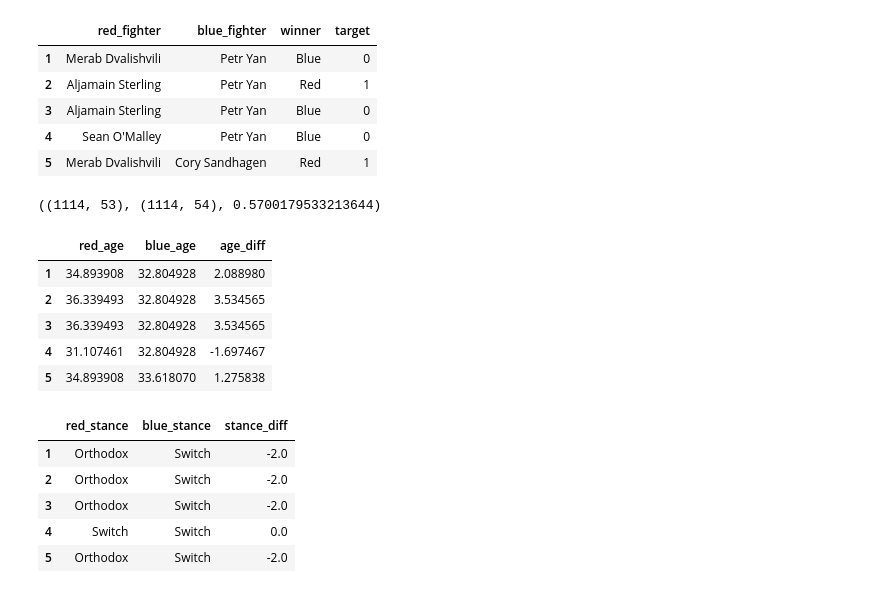
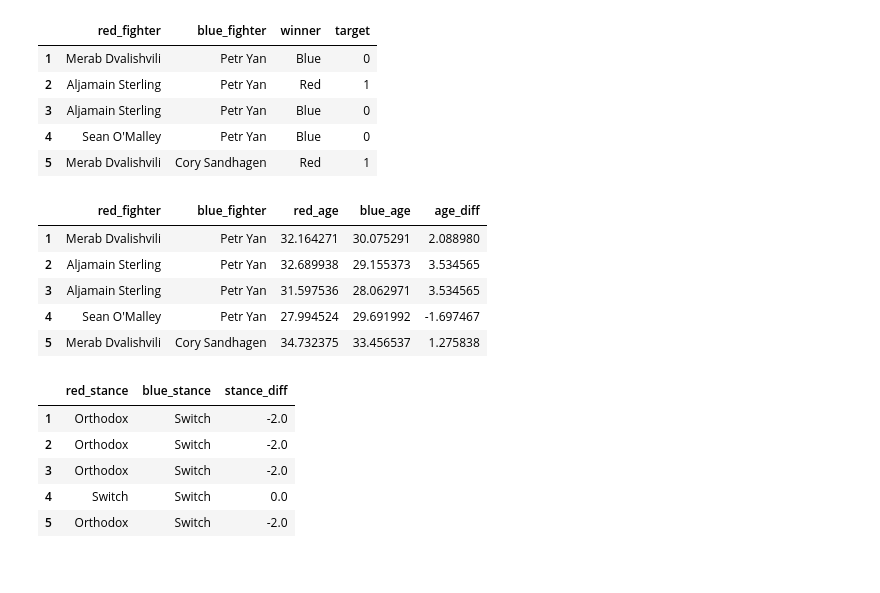
Before and after one commit to ErichasaTan/ufc-fight-predictor, a Jupyter notebook: notebooks/02_prefight_model.ipynb, the cells around one changed output. Cells and saved outputs as stored; diff of their text form; code cells hidden in the pictures.

```diff
--- a/notebooks/02_prefight_model.ipynb
+++ b/notebooks/02_prefight_model.ipynb
@@ -23,0 +24,4 @@ fights.shape, fighters_index.shape, fighter_profiles.shape
+# %%
+# Parse event_date as datetime
+fights["event_date"] = pd.to_datetime(fights["event_date"], errors="coerce")
+fights[["event_url", "event_date"]].head()
@@ -274,31 +285,27 @@ model_df[["red_fighter", "blue_fighter", "winner", "target"]].head()
 | 3 | Aljamain Sterling | Petr Yan | Blue | 0 |
 | 4 | Sean O'Malley | Petr Yan | Blue | 0 |
 | 5 | Merab Dvalishvili | Cory Sandhagen | Red | 1 |
-# %%
-filtered.shape, model_df.shape, model_df["target"].mean()
-# %% [output]
-((1114, 53), (1114, 54), 0.5700179533213644)
 # %%
 # Convert DOB and event date
 model_df["dob_red"] = pd.to_datetime(model_df["red_dob"], errors="coerce")
 model_df["dob_blue"] = pd.to_datetime(model_df["blue_dob"], errors="coerce")
 model_df["event_date"] = pd.to_datetime(model_df["event_date"], errors="coerce")
 
 # Age in years at fight date
 model_df["red_age"] = (model_df["event_date"] - model_df["dob_red"]).dt.days / 365.25
 model_df["blue_age"] = (model_df["event_date"] - model_df["dob_blue"]).dt.days / 365.25
 
 # Age difference
 model_df["age_diff"] = model_df["red_age"] - model_df["blue_age"]
 
-model_df[["red_age", "blue_age", "age_diff"]].head()
+model_df[["red_fighter", "blue_fighter", "red_age", "blue_age", "age_diff"]].head()
 # %% [output]
-|  | red_age | blue_age | age_diff |
-| 1 | 34.893908 | 32.804928 | 2.088980 |
-| 2 | 36.339493 | 32.804928 | 3.534565 |
-| 3 | 36.339493 | 32.804928 | 3.534565 |
-| 4 | 31.107461 | 32.804928 | -1.697467 |
-| 5 | 34.893908 | 33.618070 | 1.275838 |
+|  | red_fighter | blue_fighter | red_age | blue_age | age_diff |
+| 1 | Merab Dvalishvili | Petr Yan | 32.164271 | 30.075291 | 2.088980 |
+| 2 | Aljamain Sterling | Petr Yan | 32.689938 | 29.155373 | 3.534565 |
+| 3 | Aljamain Sterling | Petr Yan | 31.597536 | 28.062971 | 3.534565 |
+| 4 | Sean O'Malley | Petr Yan | 27.994524 | 29.691992 | -1.697467 |
+| 5 | Merab Dvalishvili | Cory Sandhagen | 34.732375 | 33.456537 | 1.275838 |
 # %%
 stance_map = {
     "Orthodox": 0,
```
Also changed, not shown: parts of 13 cells of this notebook.
